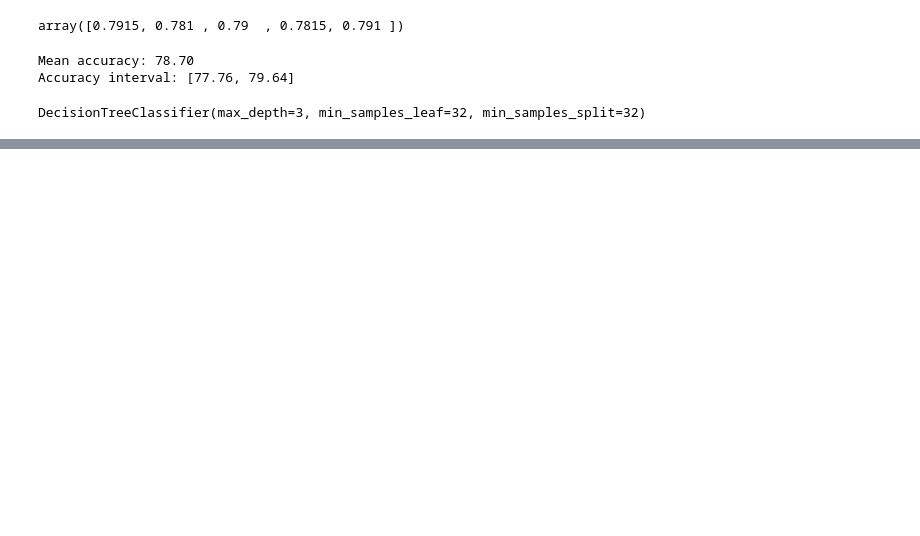
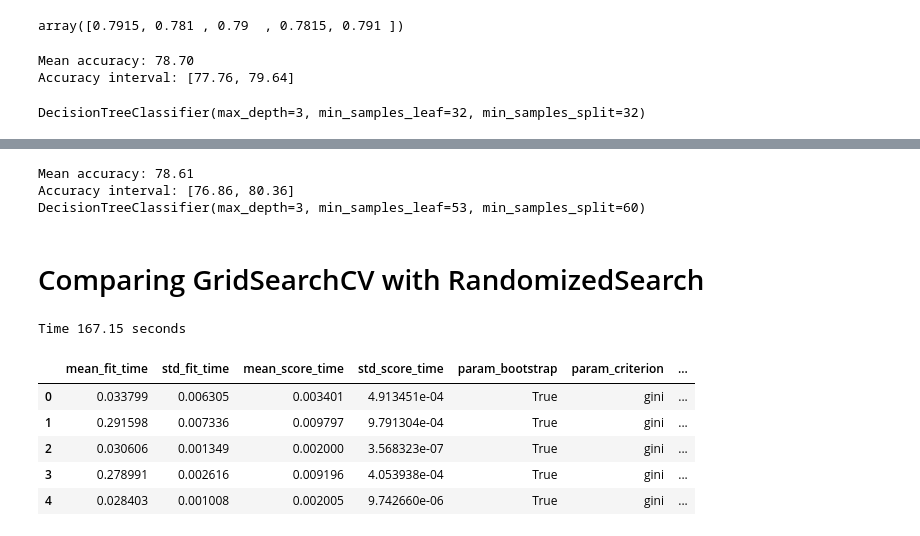
Before and after one commit to GuilhermePereiraRamalho/Machine-Learning, a Jupyter notebook: Model optimization through hyperparameters/1.ipynb, the cells around one changed output, grey strips where cells are left out. Saved outputs shown, nothing was run; the diff lists cells and outputs as text; code cells hidden in the pictures; blank space fills up the shorter version.

```diff
--- a/Model optimization through hyperparameters/1.ipynb
+++ b/Model optimization through hyperparameters/1.ipynb
@@ -608,0 +765,46 @@ graph
+# %%
+scores = cross_val_score(search, x_unluck, y_unluck, cv=KFold(n_splits=5, shuffle=True))
+print_score(scores)
+best = search.best_estimator_
+print(best)
+# %% [output]
+Mean accuracy: 78.61
+Accuracy interval: [76.86, 80.36]
+DecisionTreeClassifier(max_depth=3, min_samples_leaf=53, min_samples_split=60)
+# %% [markdown]
+# Comparing GridSearchCV with RandomizedSearch
+# %%
+from sklearn.ensemble import RandomForestClassifier
+import time
+
+SEED = 301
+np.random.seed(SEED)
+
+parameter_space = {
+    "n_estimators": [10, 100],
+    "max_depth": [3, 5],
+    "min_samples_split": [32, 64, 128],
+    "min_samples_leaf": [32,64, 128],
+    "bootstrap": [True, False],
+    "criterion": ["gini", "entropy"]
+}
+
+tic = time.time()
+search = GridSearchCV(RandomForestClassifier(),
+                      parameter_space,
+                      cv=KFold(n_splits=5, shuffle=True))
+search.fit(x_unluck, y_unluck, groups=data.model)
+tac = time.time()
+duration_time= tac - tic
+print(f"Time {duration_time:.2f} seconds")
+
+results = pd.DataFrame(search.cv_results_)
+results.head()
+# %% [output]
+Time 167.15 seconds
+|  | mean_fit_time | std_fit_time | mean_score_time | std_score_time | param_bootstrap | param_criterion | ... |
+| 0 | 0.033799 | 0.006305 | 0.003401 | 4.913451e-04 | True | gini | ... |
+| 1 | 0.291598 | 0.007336 | 0.009797 | 9.791304e-04 | True | gini | ... |
+| 2 | 0.030606 | 0.001349 | 0.002000 | 3.568323e-07 | True | gini | ... |
+| 3 | 0.278991 | 0.002616 | 0.009196 | 4.053938e-04 | True | gini | ... |
+| 4 | 0.028403 | 0.001008 | 0.002005 | 9.742660e-06 | True | gini | ... |
```
Also changed, not shown: parts of 29 cells of this notebook.
